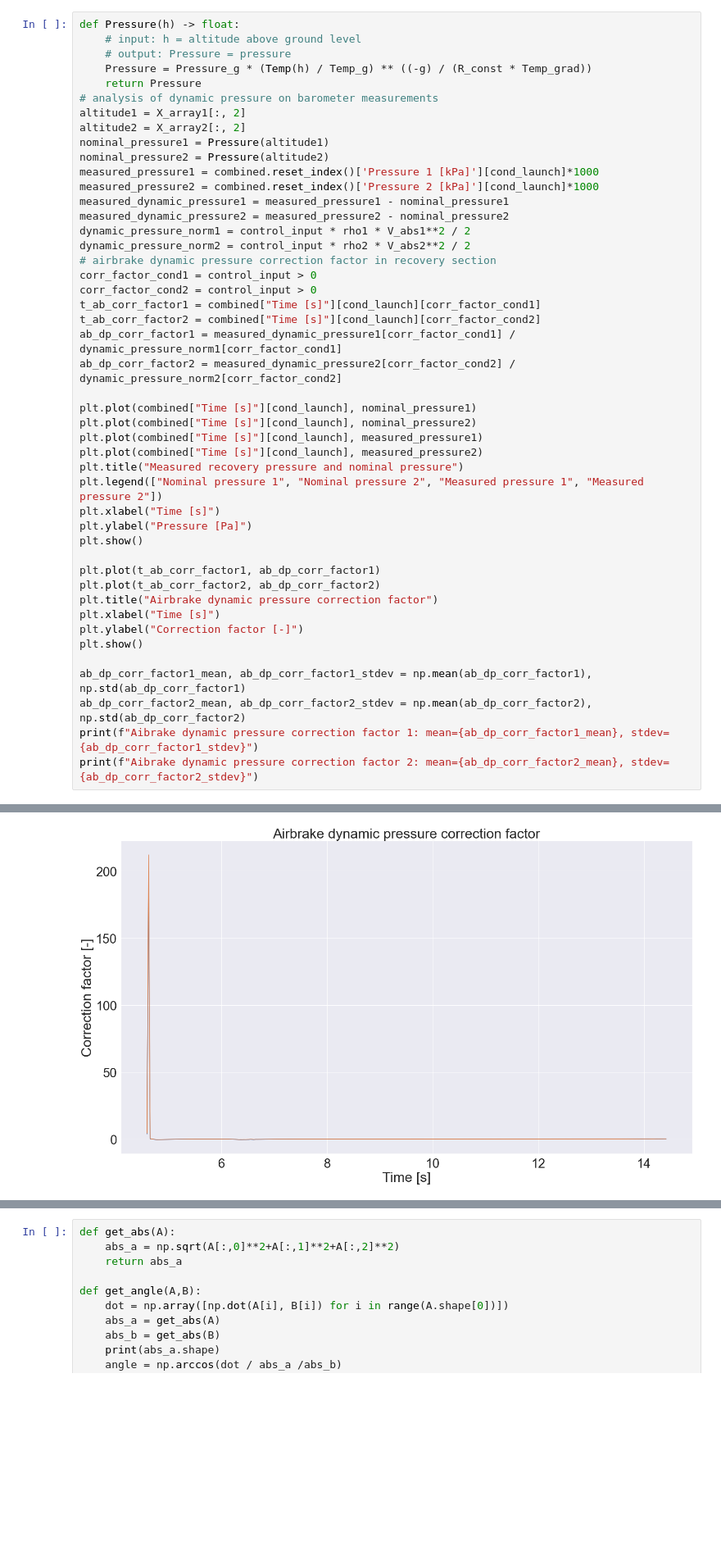
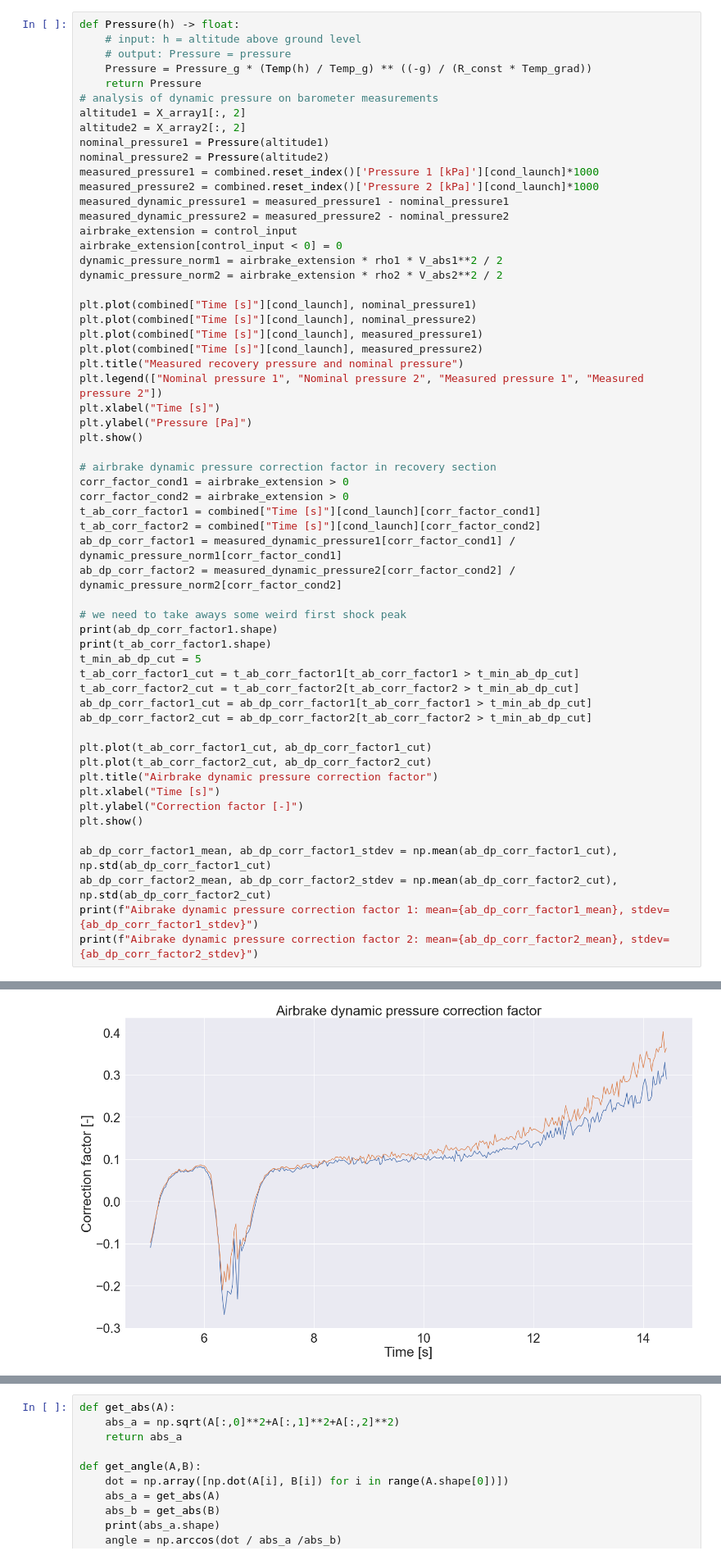
Before and after one commit to aris-space/euler-avionics, a Jupyter notebook: maiden_launch_analysis/maiden_launch_trajectory.ipynb, the cells around one changed output, grey strips where cells are left out. Shown at 82% size. Saved outputs shown, nothing was run; the diff lists cells and outputs as text; blank space fills up the shorter version.

Commit message:
cut of airbrake dynamic pressure plot

```diff
--- a/maiden_launch_analysis/maiden_launch_trajectory.ipynb
+++ b/maiden_launch_analysis/maiden_launch_trajectory.ipynb
@@ -478,15 +478,10 @@ measured_pressure1 = combined.reset_index()['Pressure 1 [kPa]'][cond_launch]*100
 measured_pressure2 = combined.reset_index()['Pressure 2 [kPa]'][cond_launch]*1000
 measured_dynamic_pressure1 = measured_pressure1 - nominal_pressure1
 measured_dynamic_pressure2 = measured_pressure2 - nominal_pressure2
-dynamic_pressure_norm1 = control_input * rho1 * V_abs1**2 / 2
-dynamic_pressure_norm2 = control_input * rho2 * V_abs2**2 / 2
-# airbrake dynamic pressure correction factor in recovery section
-corr_factor_cond1 = control_input > 0
-corr_factor_cond2 = control_input > 0
-t_ab_corr_factor1 = combined["Time [s]"][cond_launch][corr_factor_cond1]
-t_ab_corr_factor2 = combined["Time [s]"][cond_launch][corr_factor_cond2]
-ab_dp_corr_factor1 = measured_dynamic_pressure1[corr_factor_cond1] / dynamic_pressure_norm1[corr_factor_cond1]
-ab_dp_corr_factor2 = measured_dynamic_pressure2[corr_factor_cond2] / dynamic_pressure_norm2[corr_factor_cond2]
+airbrake_extension = control_input
+airbrake_extension[control_input < 0] = 0
+dynamic_pressure_norm1 = airbrake_extension * rho1 * V_abs1**2 / 2
+dynamic_pressure_norm2 = airbrake_extension * rho2 * V_abs2**2 / 2
 
 plt.plot(combined["Time [s]"][cond_launch], nominal_pressure1)
 plt.plot(combined["Time [s]"][cond_launch], nominal_pressure2)
@@ -498,15 +493,32 @@ plt.xlabel("Time [s]")
 plt.ylabel("Pressure [Pa]")
 plt.show()
 
-plt.plot(t_ab_corr_factor1, ab_dp_corr_factor1)
-plt.plot(t_ab_corr_factor2, ab_dp_corr_factor2)
+# airbrake dynamic pressure correction factor in recovery section
+corr_factor_cond1 = airbrake_extension > 0
+corr_factor_cond2 = airbrake_extension > 0
+t_ab_corr_factor1 = combined["Time [s]"][cond_launch][corr_factor_cond1]
+t_ab_corr_factor2 = combined["Time [s]"][cond_launch][corr_factor_cond2]
+ab_dp_corr_factor1 = measured_dynamic_pressure1[corr_factor_cond1] / dynamic_pressure_norm1[corr_factor_cond1]
+ab_dp_corr_factor2 = measured_dynamic_pressure2[corr_factor_cond2] / dynamic_pressure_norm2[corr_factor_cond2]
+
+# we need to take aways some weird first shock peak
+print(ab_dp_corr_factor1.shape)
+print(t_ab_corr_factor1.shape)
+t_min_ab_dp_cut = 5
+t_ab_corr_factor1_cut = t_ab_corr_factor1[t_ab_corr_factor1 > t_min_ab_dp_cut]
+t_ab_corr_factor2_cut = t_ab_corr_factor2[t_ab_corr_factor2 > t_min_ab_dp_cut]
+ab_dp_corr_factor1_cut = ab_dp_corr_factor1[t_ab_corr_factor1 > t_min_ab_dp_cut]
+ab_dp_corr_factor2_cut = ab_dp_corr_factor2[t_ab_corr_factor2 > t_min_ab_dp_cut]
+
+plt.plot(t_ab_corr_factor1_cut, ab_dp_corr_factor1_cut)
+plt.plot(t_ab_corr_factor2_cut, ab_dp_corr_factor2_cut)
 plt.title("Airbrake dynamic pressure correction factor")
 plt.xlabel("Time [s]")
 plt.ylabel("Correction factor [-]")
 plt.show()
 
-ab_dp_corr_factor1_mean, ab_dp_corr_factor1_stdev = np.mean(ab_dp_corr_factor1), np.std(ab_dp_corr_factor1)
-ab_dp_corr_factor2_mean, ab_dp_corr_factor2_stdev = np.mean(ab_dp_corr_factor2), np.std(ab_dp_corr_factor2)
+ab_dp_corr_factor1_mean, ab_dp_corr_factor1_stdev = np.mean(ab_dp_corr_factor1_cut), np.std(ab_dp_corr_factor1_cut)
+ab_dp_corr_factor2_mean, ab_dp_corr_factor2_stdev = np.mean(ab_dp_corr_factor2_cut), np.std(ab_dp_corr_factor2_cut)
 print(f"Aibrake dynamic pressure correction factor 1: mean={ab_dp_corr_factor1_mean}, stdev={ab_dp_corr_factor1_stdev}")
 print(f"Aibrake dynamic pressure correction factor 2: mean={ab_dp_corr_factor2_mean}, stdev={ab_dp_corr_factor2_stdev}")
 # %% [output]
@@ -514 +530 @@ print(f"Aibrake dynamic pressure correction factor 2: mean={ab_dp_corr_factor2_m
-[figure, old version]
+[figure, new version]
```
Also changed, not shown: parts of 1 cell of this notebook.
